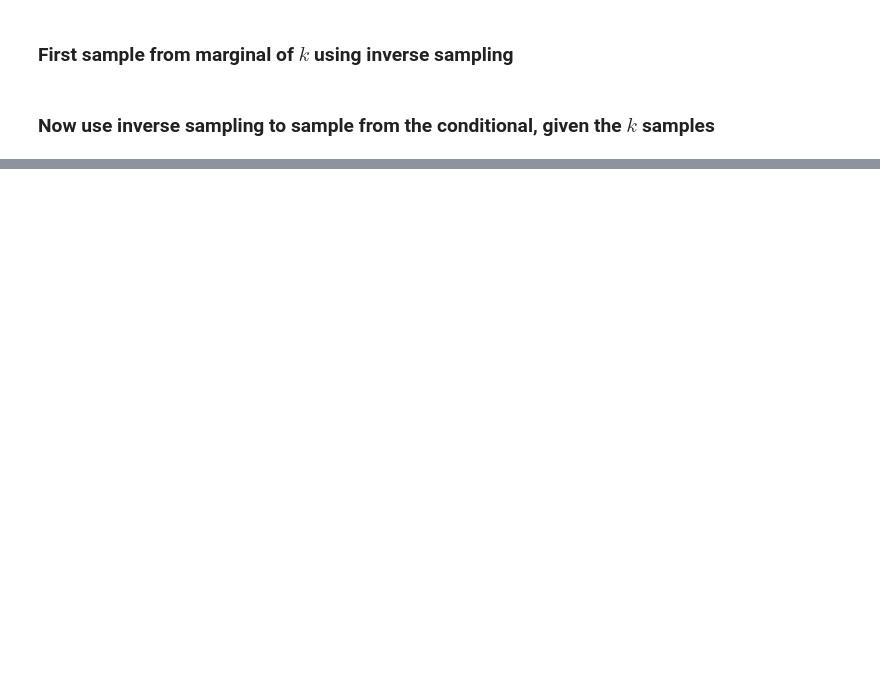
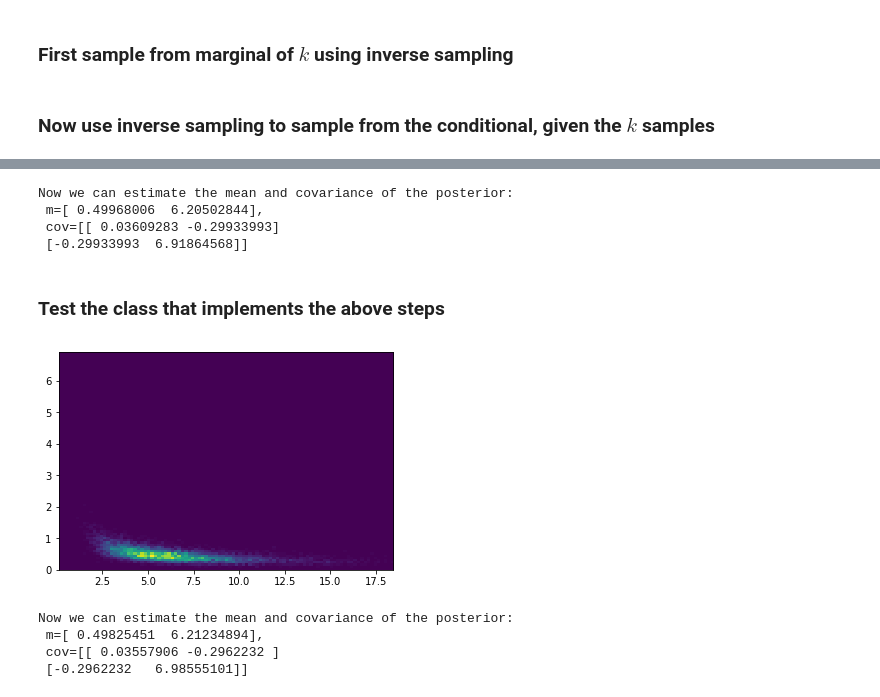
Before and after one commit to janfb/mcabc, a Jupyter notebook: notebooks/Exact_NB_posterior_2D_inverse_sampling.ipynb, the cells around one changed output, grey strips where cells are left out. Cells and saved outputs as stored; diff of their text form; code cells hidden in the pictures; blank space fills up the shorter version.

Commit message:
class for numerical NB posterior.

```diff
--- a/notebooks/Exact_NB_posterior_2D_inverse_sampling.ipynb
+++ b/notebooks/Exact_NB_posterior_2D_inverse_sampling.ipynb
@@ -261,0 +265,26 @@ plt.xlabel('theta');
+# %%
+print('Now we can estimate the mean and covariance of the posterior: \n m={}, \n cov={}'.format(m, cov))
+# %% [output]
+Now we can estimate the mean and covariance of the posterior:
+ m=[ 0.49968006  6.20502844],
+ cov=[[ 0.03609283 -0.29933993]
+ [-0.29933993  6.91864568]]
+# %% [markdown]
+### Test the class that implements the above steps
+# %%
+nb_post = NBExactPosterior(x, prior_k, prior_theta)
+nb_post.calculat_exact_posterior(n_samples=300)
+# %%
+samples = nb_post.gen(n_samples=10000)
+# %%
+plt.hist2d(np.array(samples)[:, 1], np.array(samples)[:, 0], bins=[thetas, ks]);
+# %% [output]
+[figure, added]
+# %%
+print('Now we can estimate the mean and covariance of the posterior: \n m={}, \n cov={}'.format(nb_post.mean,
+                                                                                                nb_post.std))
+# %% [output]
+Now we can estimate the mean and covariance of the posterior:
+ m=[ 0.49825451  6.21234894],
+ cov=[[ 0.03557906 -0.2962232 ]
+ [-0.2962232   6.98555101]]
```
Also changed, not shown: parts of 11 cells of this notebook, 1 other file.
